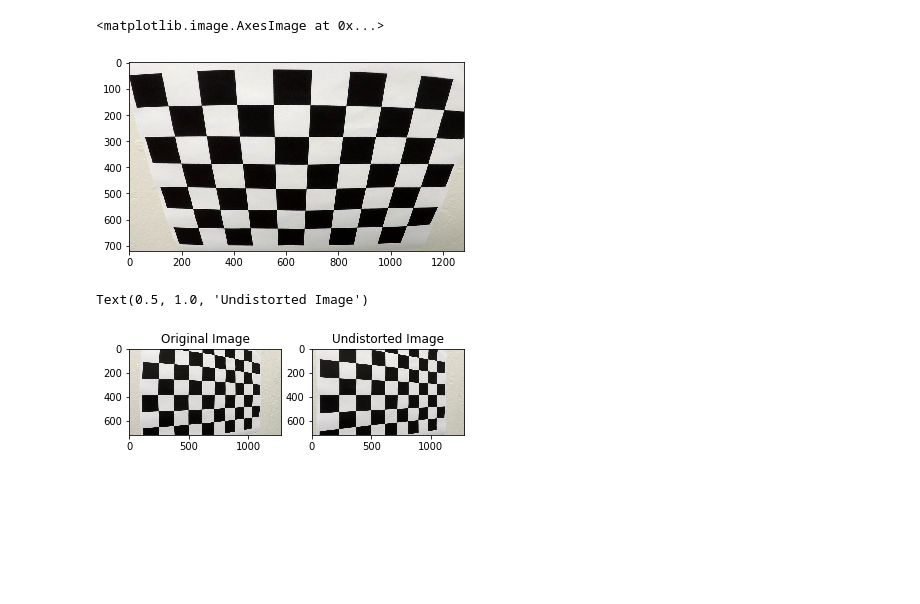
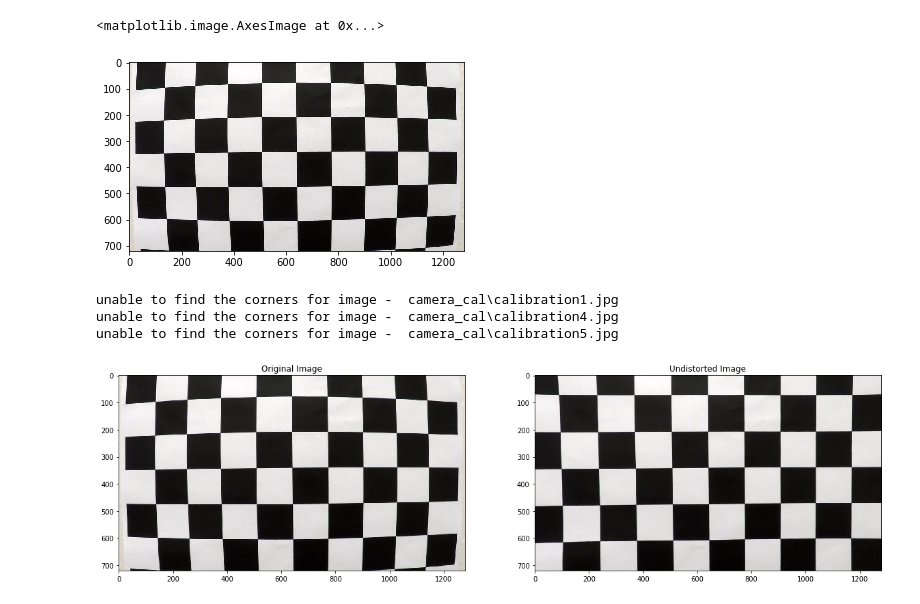
Before and after one commit to moizKachwala/self-drivingCar-advance-lane-p2, a Jupyter notebook: lane_detection.ipynb, the cells around one changed output. Cells and saved outputs as stored; diff of their text form; code cells hidden in the pictures; blank space fills up the shorter version.

```diff
--- a/lane_detection.ipynb
+++ b/lane_detection.ipynb
@@ -5,13 +5,13 @@ import matplotlib.pyplot as plt
 import matplotlib.image as mpimg
 import glob, os
 # %%
-image = mpimg.imread('camera_cal/calibration2.jpg')
+image = mpimg.imread('camera_cal/calibration1.jpg')
 plt.imshow(image)
 # %% [output]
 <matplotlib.image.AxesImage at 0x...>
-[figure, old version]
+[figure, new version]
 # %%
-def calibrate_camera():
+def calibrate_camera(nx = 9, ny = 6):
     """
      This functions calibrate the camera with chess board method.
 
@@ -20,11 +20,7 @@ def calibrate_camera():
      3. find the chess board corners
      4. append the points in image points
      5. calibrate the camera and return mtx and dist
-
     """
-
-    nx = 9
-    ny = 6
 
     # Arrays to store object points and image points from all the images.
     objpoints = []  # 3d points in real world space
@@ -54,6 +50,8 @@ def calibrate_camera():
             # add image points and object point.
             imgpoints.append(corners)
             objpoints.append(objp)
+        else:
+            print('unable to find the corners for image - ', image_name)
 
     # Calibrate the camera and return the mtx and dist
     ret, mtx, dist, rvecs, tvecs = cv2.calibrateCamera(objpoints, imgpoints, gray.shape[::-1], None, None)
@@ -71,13 +69,17 @@ def undistort_image(img, mtx, dist):
 # %%
 # Testing the undistorted image
 mtx, dist = calibrate_camera()
-undistorted_img = cal_undistort(img, mtx, dist)
+undistorted_img = undistort_image(image, mtx, dist)
 
-f, (ax1, ax2) = plt.subplots(1, 2)
-ax1.imshow(img)
+f, (ax1, ax2) = plt.subplots(1, 2, figsize=(20, 10))
+ax1.imshow(image)
 ax1.set_title('Original Image')
 ax2.imshow(undistorted_img)
 ax2.set_title('Undistorted Image')
+
+plt.savefig('output_images/undistorted_image.png')
 # %% [output]
-Text(0.5, 1.0, 'Undistorted Image')
+unable to find the corners for image -  camera_cal\calibration1.jpg
+unable to find the corners for image -  camera_cal\calibration4.jpg
+unable to find the corners for image -  camera_cal\calibration5.jpg
-[figure, old version]
+[figure, new version]
```
Also changed, not shown: parts of 1 cell of this notebook, 2 other files.
